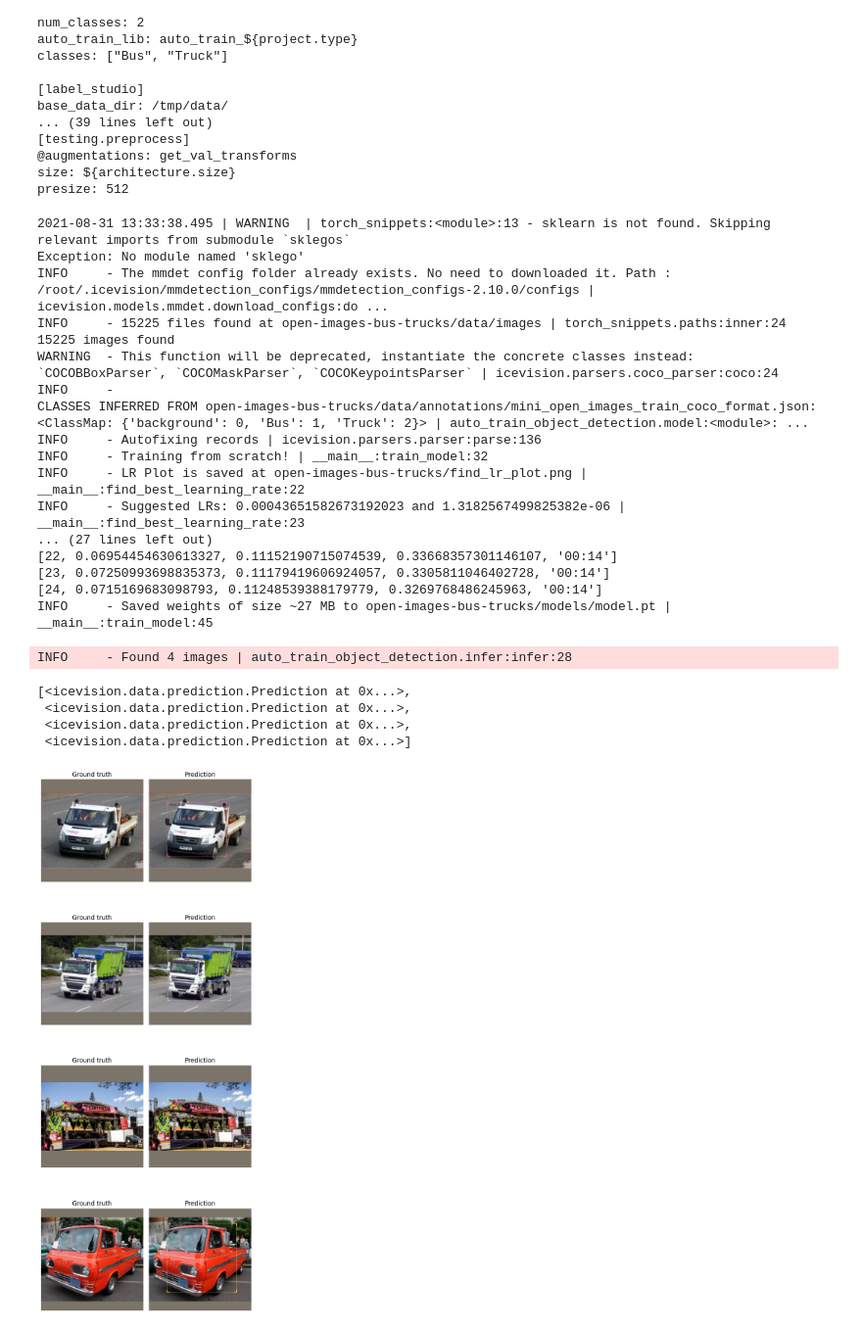
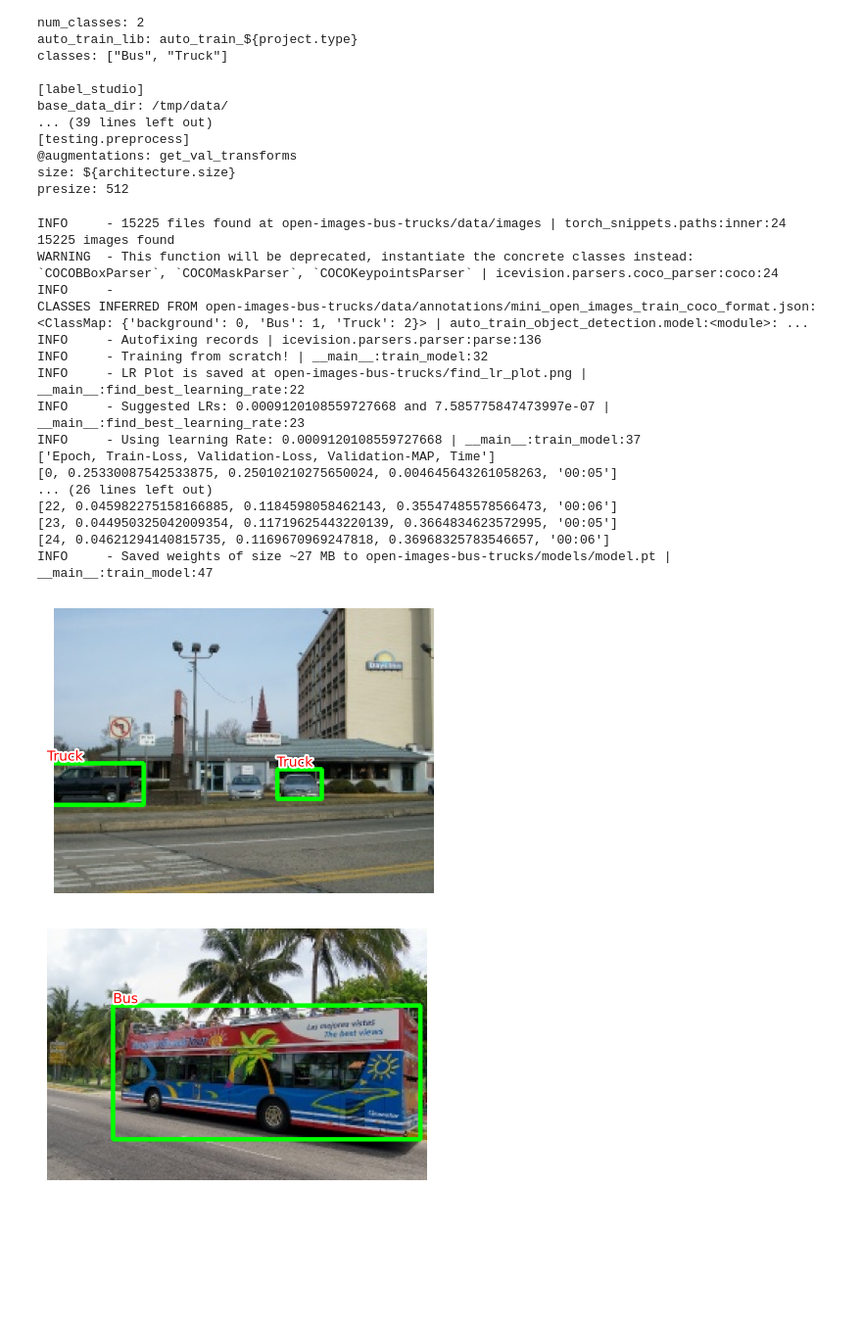
Before and after one commit to sizhky/AutoTrain, a Jupyter notebook: nbs/object_detection.ipynb, the cells around one changed output. Shown: that part at 98% size. Saved outputs shown, nothing was run; the diff lists cells and outputs as text; code cells hidden in the pictures; blank space fills up the shorter version.

Commit message:
fixes in segmentation and object detection

```diff
--- a/nbs/object_detection.ipynb
+++ b/nbs/object_detection.ipynb
@@ -63,12 +54,9 @@ base_data_dir: /tmp/data/
 size: ${architecture.size}
 presize: 512
 # %%
-os.environ['CONFIG'] = 'config_object_detection.ini'
+os.environ['CONFIG'] = 'configs/object_detection.ini'
 !python auto_train_object_detection/train.py train-model
 # %% [output]
-2021-08-31 13:33:38.495 | WARNING  | torch_snippets:<module>:13 - sklearn is not found. Skipping relevant imports from submodule `sklegos`
-Exception: No module named 'sklego'
-INFO     - The mmdet config folder already exists. No need to downloaded it. Path : /root/.icevision/mmdetection_configs/mmdetection_configs-2.10.0/configs | icevision.models.mmdet.download_configs:do ...
 INFO     - 15225 files found at open-images-bus-trucks/data/images | torch_snippets.paths:inner:24
 15225 images found
 WARNING  - This function will be deprecated, instantiate the concrete classes instead: `COCOBBoxParser`, `COCOMaskParser`, `COCOKeypointsParser` | icevision.parsers.coco_parser:coco:24
@@ -77,20 +65,22 @@ CLASSES INFERRED FROM open-images-bus-trucks/data/annotations/mini_open_images_t
 INFO     - Autofixing records | icevision.parsers.parser:parse:136
 INFO     - Training from scratch! | __main__:train_model:32
 INFO     - LR Plot is saved at open-images-bus-trucks/find_lr_plot.png | __main__:find_best_learning_rate:22
-INFO     - Suggested LRs: 0.00043651582673192023 and 1.3182567499825382e-06 | __main__:find_best_learning_rate:23
-... (27 lines left out)
-[22, 0.06954454630613327, 0.11152190715074539, 0.33668357301146107, '00:14']
-[23, 0.07250993698835373, 0.11179419606924057, 0.3305811046402728, '00:14']
-[24, 0.0715169683098793, 0.11248539388179779, 0.3269768486245963, '00:14']
-INFO     - Saved weights of size ~27 MB to open-images-bus-trucks/models/model.pt | __main__:train_model:45
+INFO     - Suggested LRs: 0.0009120108559727668 and 7.585775847473997e-07 | __main__:find_best_learning_rate:23
+INFO     - Using learning Rate: 0.0009120108559727668 | __main__:train_model:37
+['Epoch, Train-Loss, Validation-Loss, Validation-MAP, Time']
+[0, 0.25330087542533875, 0.25010210275650024, 0.004645643261058263, '00:05']
+... (26 lines left out)
+[22, 0.045982275158166885, 0.1184598058462143, 0.35547485578566473, '00:06']
+[23, 0.044950325042009354, 0.11719625443220139, 0.3664834623572995, '00:05']
+[24, 0.04621294140815735, 0.1169670969247818, 0.36968325783546657, '00:06']
+INFO     - Saved weights of size ~27 MB to open-images-bus-trucks/models/model.pt | __main__:train_model:47
 # %%
-os.environ['CONFIG'] = 'config_object_detection.ini'
-from auto_train_object_detection.infer import infer
-infer('open-images-bus-trucks/data/images/')
+os.environ['CONFIG'] = 'configs/object_detection.ini'
+from auto_train_object_detection.infer import predict_on_folder_of_images as infer
+o = infer('open-images-bus-trucks/data/images/')
+
+for fpath, pred in o:
+    show(read(fpath, 1), bbs=pred.bbs, texts=pred.labels)
 # %% [output]
-INFO     - Found 4 images | auto_train_object_detection.infer:infer:28
-[<icevision.data.prediction.Prediction at 0x...>,
- <icevision.data.prediction.Prediction at 0x...>,
- <icevision.data.prediction.Prediction at 0x...>,
- <icevision.data.prediction.Prediction at 0x...>]
-[figure, old version]
+[figure, new version]
+[figure, added]
```
Also changed, not shown: parts of 2 cells of this notebook, 13 other files.
